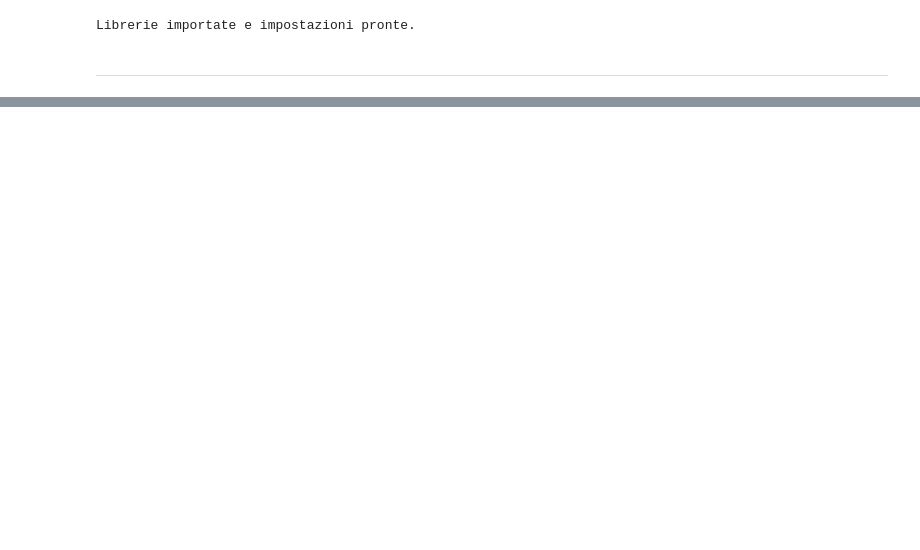
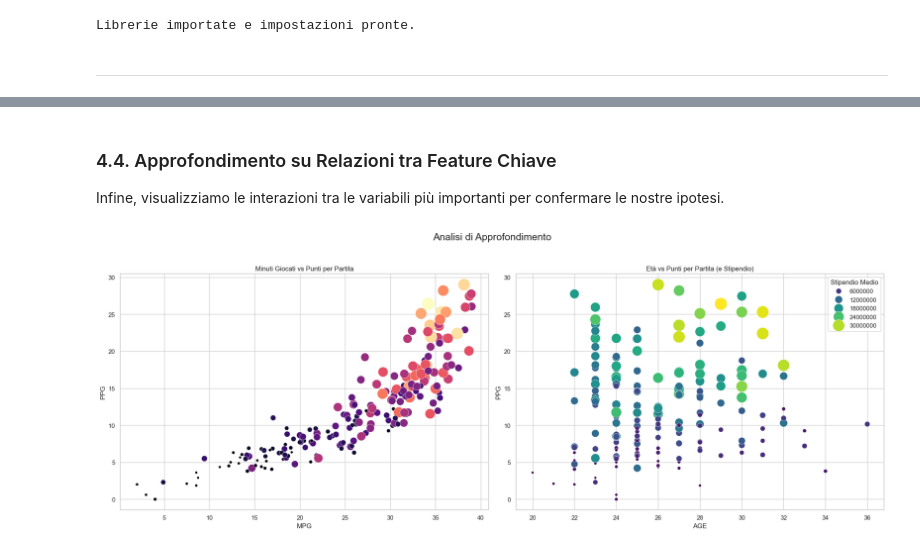
Before and after one commit to alessiobifulco/NBA-Salary-Prediction, a Jupyter notebook: notebook/project.ipynb, the cells around one changed output, grey strips where cells are left out. Saved outputs shown, nothing was run; the diff lists cells and outputs as text; code cells hidden in the pictures; blank space fills up the shorter version.

```diff
--- a/notebook/project.ipynb
+++ b/notebook/project.ipynb
@@ -841,0 +227,20 @@ plt.show()
+# %% [markdown]
+### 4.4. Approfondimento su Relazioni tra Feature Chiave
+
+Infine, visualizziamo le interazioni tra le variabili più importanti per confermare le nostre ipotesi.
+# %%
+fig, axes = plt.subplots(1, 2, figsize=(20, 8))
+fig.suptitle('Analisi di Approfondimento', fontsize=18)
+
+sns.scatterplot(data=final_df, x='MPG', y='PPG', hue='AVGSALARY_NUM', palette='magma', size='AVGSALARY_NUM', sizes=(20, 500), ax=axes[0])
+axes[0].set_title('Minuti Giocati vs Punti per Partita')
+axes[0].get_legend().set_visible(False)
+
+sns.scatterplot(data=final_df, x='AGE', y='PPG', hue='AVGSALARY_NUM', palette='viridis', size='AVGSALARY_NUM', sizes=(20, 500), ax=axes[1])
+axes[1].set_title('Età vs Punti per Partita (e Stipendio)')
+axes[1].legend(title='Stipendio Medio')
+
+plt.tight_layout(rect=[0, 0.03, 1, 0.95])
+plt.show()
+# %% [output]
+[figure, added]
```
Also changed, not shown: parts of 105 cells of this notebook, 4 other files.
